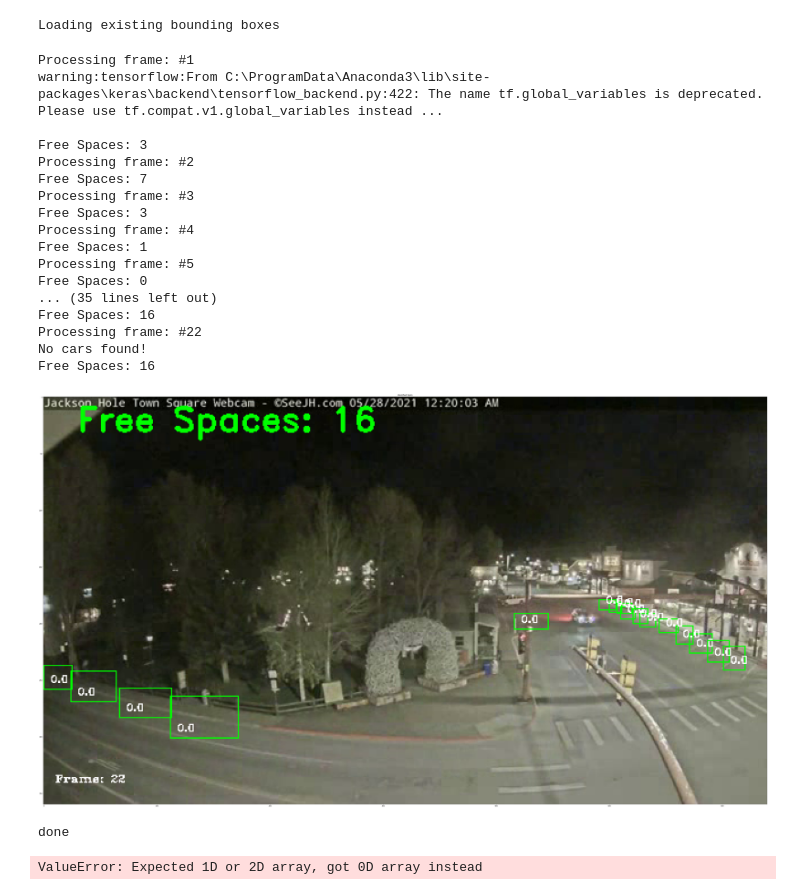
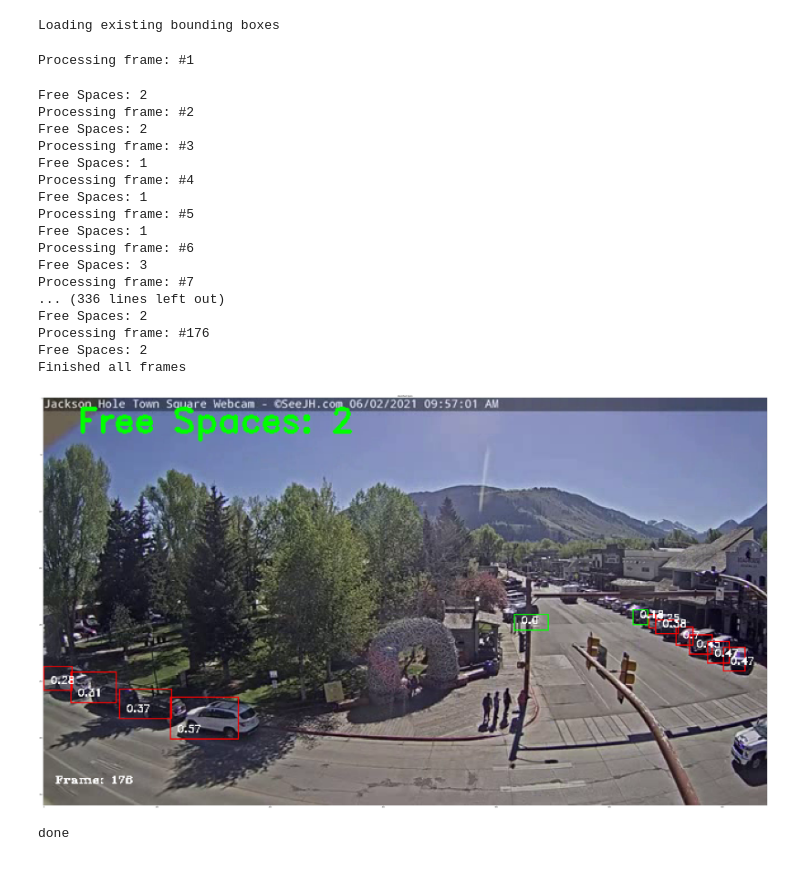
Before and after one commit to rejexx/Parkingspot_Vacancy, a Jupyter notebook: notebooks/02_spot_detection.ipynb, the cells around one changed output. Drawn from its saved outputs; the diff is of its cells as text; code cells hidden in the pictures.

```diff
--- a/notebooks/02_spot_detection.ipynb
+++ b/notebooks/02_spot_detection.ipynb
@@ -43,7 +41,7 @@ class MaskRCNNConfig(mrcnn.config.Config):
     IMAGES_PER_GPU = 1
     GPU_COUNT = 1
     NUM_CLASSES = 1 + 80  # COCO dataset has 80 classes + one background class
-    DETECTION_MIN_CONFIDENCE = 0.55
+    DETECTION_MIN_CONFIDENCE = 0.6
 
 
 # Filter a list of Mask R-CNN detection results to get only the detected cars / trucks
@@ -138,18 +118,19 @@ def writeFramesToFile(frame_array, fileName="video.avi", nthFrames=1, fps=15):
 # %%
 #Make sure the video is being read properly. This is just a check
 # Load the video file we want to run detection on
-tempFile = r"C:\springboard\Parkingspot_Vacancy\data\raw\all_day.avi"
+tempFile = r"C:\springboard\Parkingspot_Vacancy\data\raw\TimeLapseDemo.avi"
 video_capture = cv2.VideoCapture(tempFile)
 
 # How many frames of video we've seen in a row with a parking space open
 free_space_frames = 0
 frame_array=[]
 frame_num = 0
-start_frame= 40
+start_frame= 0
 # Loop over each frame of video
 while video_capture.isOpened():
     success, frame = video_capture.read()
     if not success:
+        print("Ran out of frames")
         break
 
 
@@ -166,9 +147,9 @@ while video_capture.isOpened():
     if frame_num >= start_frame:
         #Save the frame for a final video output
         frame_array.append(frame)
-        wait_time = 400
+        wait_time = 1
     else:
-        wait_time = 100
+        wait_time = 1
 
     frame_num += 1
 
@@ -179,7 +160,7 @@ while video_capture.isOpened():
 # Clean up everything when finished
 video_capture.release()
 cv2.destroyAllWindows()
-writeFramesToFile(frame_array=frame_array, fileName=os.path.join(VIDEO_DIR,"all_day_clip.avi") )
+#writeFramesToFile(frame_array=frame_array, fileName=os.path.join(VIDEO_DIR,"all_day_clip.avi") )
 print("frames:", len(frame_array))
 
 del frame_array #free memory
@@ -370,6 +352,7 @@ def countSpots(video_source, parked_car_boxes, video_save_file="annotatedVideo.a
     while video_capture.isOpened():
         success, frame = video_capture.read()
         if not success:
+            print("Finished all frames")
             break
 
         #Skip every nth frame to speed processing up
@@ -402,7 +385,7 @@ def countSpots(video_source, parked_car_boxes, video_save_file="annotatedVideo.a
             car_boxes = get_car_boxes(r['rois'], r['class_ids'])
 
             #displays matplotlib image with masks shown
-            #mrcnn.visualize.display_instances(frame, r['rois'], r['masks'], r['class_ids'], class_names, r['scores'],show_bbox=False)
+            mrcnn.visualize.display_instances(frame, r['rois'], r['masks'], r['class_ids'], class_names, r['scores'],show_bbox=False)
 
             if len(car_boxes)== 0:
                 overlaps = [0.0]*len(parked_car_boxes)
@@ -623,31 +608,31 @@ def load_obj(file_name):
         return pickle.load(f)
 # %%
 # Run on VIDEO_SOURCE to use original file
-demo_video=r"C:\springboard\Parkingspot_Vacancy\data\raw\all_day_clip.avi"
+demo_video=r"C:\springboard\Parkingspot_Vacancy\data\raw\TimeLapseDemo.avi"
 vacant_spot_dict = countSpots(video_source = demo_video, parked_car_boxes=parked_car_boxes, video_save_file=VIDEO_SAVE_FILE,
           free_space_frame_cut_off=0, skipNFrames=1)
-save_obj(vacant_spot_dict, "demo_vacant_spots_data")
+save_obj(vacant_spot_dict, "demo_vacant_spots_data_timeLapse")
 # %% [output]
 Processing frame: #1
-warning:tensorflow:From C:\ProgramData\Anaconda3\lib\site-packages\keras\backend\tensorflow_backend.py:422: The name tf.global_variables is deprecated. Please use tf.compat.v1.global_variables instead ...
-
-Free Spaces: 3
-Processing frame: #2
-Free Spaces: 7
-Processing frame: #3
-Free Spaces: 3
-Processing frame: #4
-Free Spaces: 1
-Processing frame: #5
-Free Spaces: 0
-... (35 lines left out)
-Free Spaces: 16
-Processing frame: #22
-No cars found!
-Free Spaces: 16
+Free Spaces: 2
+Processing frame: #2
+Free Spaces: 2
+Processing frame: #3
+Free Spaces: 1
+Processing frame: #4
+Free Spaces: 1
+Processing frame: #5
+Free Spaces: 1
+Processing frame: #6
+Free Spaces: 3
+Processing frame: #7
+... (336 lines left out)
+Free Spaces: 2
+Processing frame: #176
+Free Spaces: 2
+Finished all frames
-[figure, old version]
+[figure, new version]
-done
-ValueError: Expected 1D or 2D array, got 0D array instead
+done
 # %%
 save_obj(vacant_spot_dict, "demo_vacant_spots_data")
 # %%
```
Also changed, not shown: parts of 8 cells of this notebook, 3 other files.
